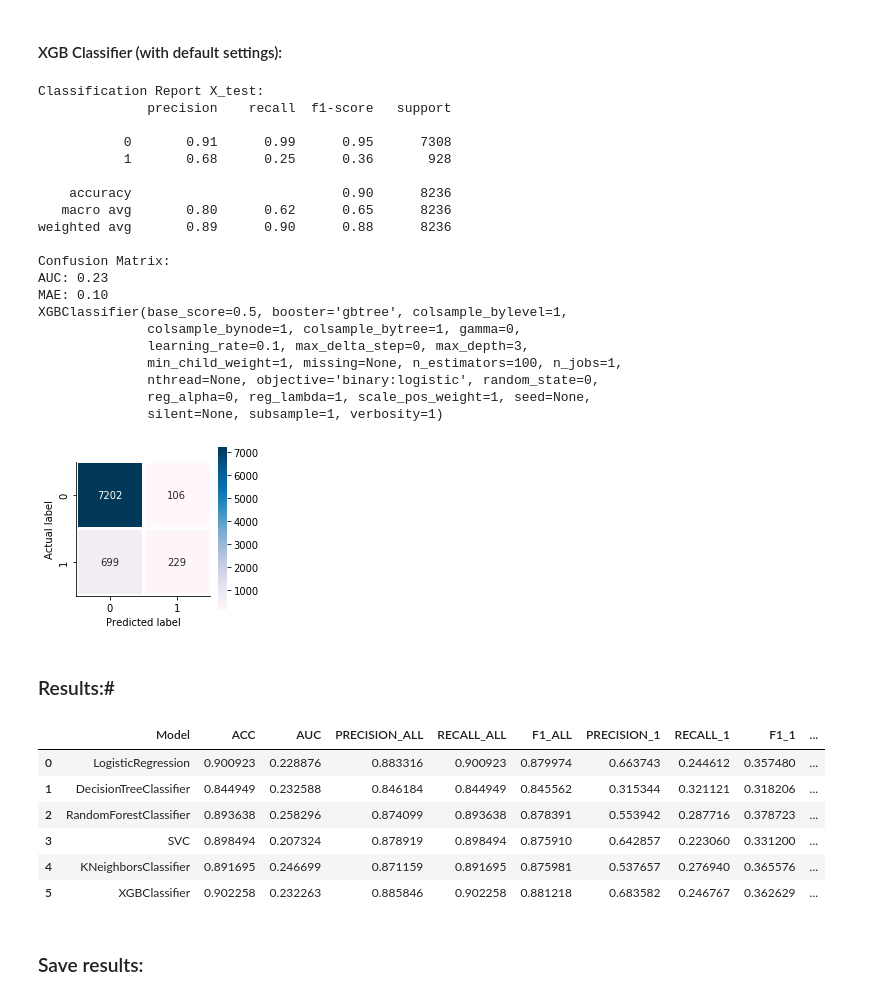
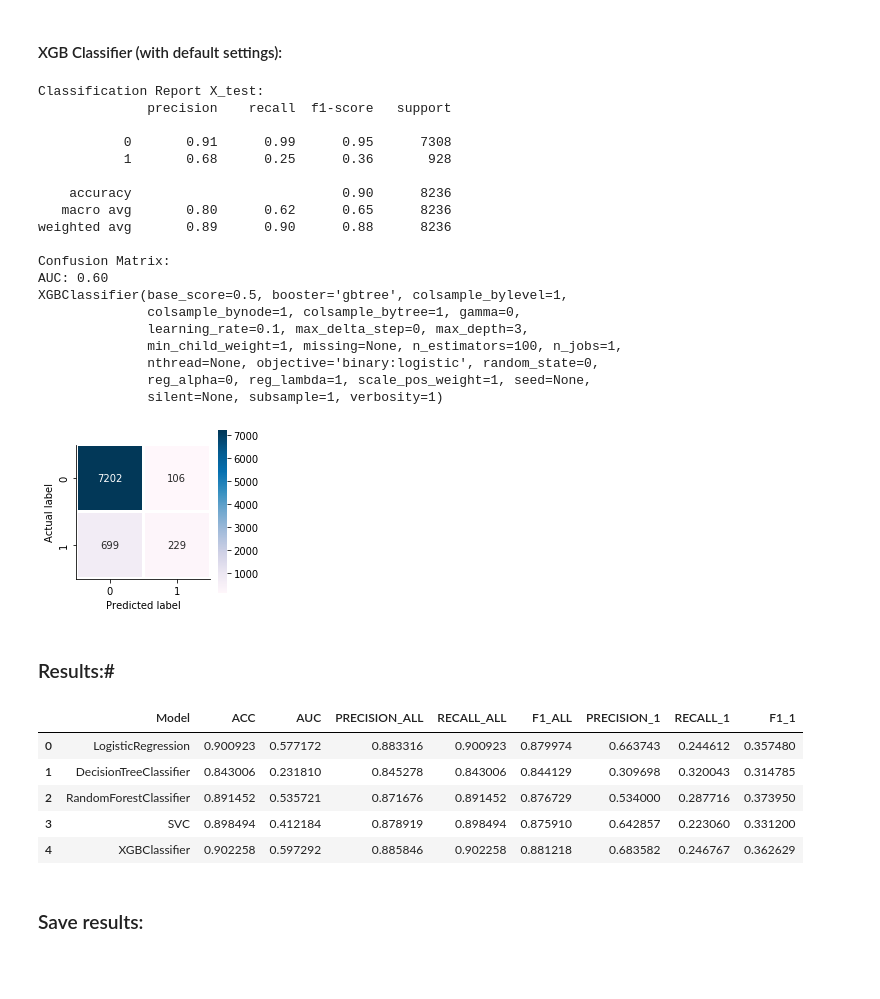
Before and after one commit to mbandur/Classification-algorithms-in-data-in-banking, a Jupyter notebook: 4 Modeling - selection of the best models with default settings.ipynb, the cells around one changed output. Cells and saved outputs as stored; diff of their text form; code cells hidden in the pictures; blank space fills up the shorter version.

```diff
--- a/4 Modeling - selection of the best models with default settings.ipynb
+++ b/4 Modeling - selection of the best models with default settings.ipynb
@@ -110,7 +111,7 @@ AUC: 0.26
 # %% [markdown]
 #### SVM (with default settings):
 # %%
-model_SVM_wds = functions.vis_results(SVC(), X_train, X_test, y_train, y_test)
+model_SVM_wds = functions.vis_results(SVC(probability=True), X_train, X_test, y_train, y_test)
 results_wds.update(dict(functions.model_result(model_SVM_wds)))
 # %% [output]
 Classification Report X_test:
@@ -136,3 +133,0 @@ SVC(C=1.0, break_ties=False, cache_size=200, class_weight=None, coef0=0.0,
-# %%
-model_KNC_wds = functions.vis_results(KNeighborsClassifier(), X_train, X_test, y_train, y_test)
-results_wds.update(dict(functions.model_result(model_KNC_wds)))
@@ -171,8 +148,7 @@ Classification Report X_test:
 weighted avg       0.89      0.90      0.88      8236
 
 Confusion Matrix:
-AUC: 0.23
-MAE: 0.10
+AUC: 0.60
 XGBClassifier(base_score=0.5, booster='gbtree', colsample_bylevel=1,
               colsample_bynode=1, colsample_bytree=1, gamma=0,
               learning_rate=0.1, max_delta_step=0, max_depth=3,
@@ -186,16 +162,15 @@ XGBClassifier(base_score=0.5, booster='gbtree', colsample_bylevel=1,
 # %%
 results_wds = pd.DataFrame(data=results_wds).T
 results_wds.reset_index(inplace=True)
-results_wds.columns = ['Model', 'ACC', 'AUC', 'PRECISION_ALL', 'RECALL_ALL', 'F1_ALL', 'PRECISION_1', 'RECALL_1', 'F1_1', 'MAE']
+results_wds.columns = ['Model', 'ACC', 'AUC', 'PRECISION_ALL', 'RECALL_ALL', 'F1_ALL', 'PRECISION_1', 'RECALL_1', 'F1_1']
 results_wds
 # %% [output]
-|  | Model | ACC | AUC | PRECISION_ALL | RECALL_ALL | F1_ALL | PRECISION_1 | RECALL_1 | F1_1 | ... |
-| 0 | LogisticRegression | 0.900923 | 0.228876 | 0.883316 | 0.900923 | 0.879974 | 0.663743 | 0.244612 | 0.357480 | ... |
-| 1 | DecisionTreeClassifier | 0.844949 | 0.232588 | 0.846184 | 0.844949 | 0.845562 | 0.315344 | 0.321121 | 0.318206 | ... |
-| 2 | RandomForestClassifier | 0.893638 | 0.258296 | 0.874099 | 0.893638 | 0.878391 | 0.553942 | 0.287716 | 0.378723 | ... |
-| 3 | SVC | 0.898494 | 0.207324 | 0.878919 | 0.898494 | 0.875910 | 0.642857 | 0.223060 | 0.331200 | ... |
-| 4 | KNeighborsClassifier | 0.891695 | 0.246699 | 0.871159 | 0.891695 | 0.875981 | 0.537657 | 0.276940 | 0.365576 | ... |
-| 5 | XGBClassifier | 0.902258 | 0.232263 | 0.885846 | 0.902258 | 0.881218 | 0.683582 | 0.246767 | 0.362629 | ... |
+|  | Model | ACC | AUC | PRECISION_ALL | RECALL_ALL | F1_ALL | PRECISION_1 | RECALL_1 | F1_1 |
+| 0 | LogisticRegression | 0.900923 | 0.577172 | 0.883316 | 0.900923 | 0.879974 | 0.663743 | 0.244612 | 0.357480 |
+| 1 | DecisionTreeClassifier | 0.843006 | 0.231810 | 0.845278 | 0.843006 | 0.844129 | 0.309698 | 0.320043 | 0.314785 |
+| 2 | RandomForestClassifier | 0.891452 | 0.535721 | 0.871676 | 0.891452 | 0.876729 | 0.534000 | 0.287716 | 0.373950 |
+| 3 | SVC | 0.898494 | 0.412184 | 0.878919 | 0.898494 | 0.875910 | 0.642857 | 0.223060 | 0.331200 |
+| 4 | XGBClassifier | 0.902258 | 0.597292 | 0.885846 | 0.902258 | 0.881218 | 0.683582 | 0.246767 | 0.362629 |
 # %% [markdown]
 ### Save results:
 # %%
```
Also changed, not shown: parts of 8 cells of this notebook, 4 other files.
